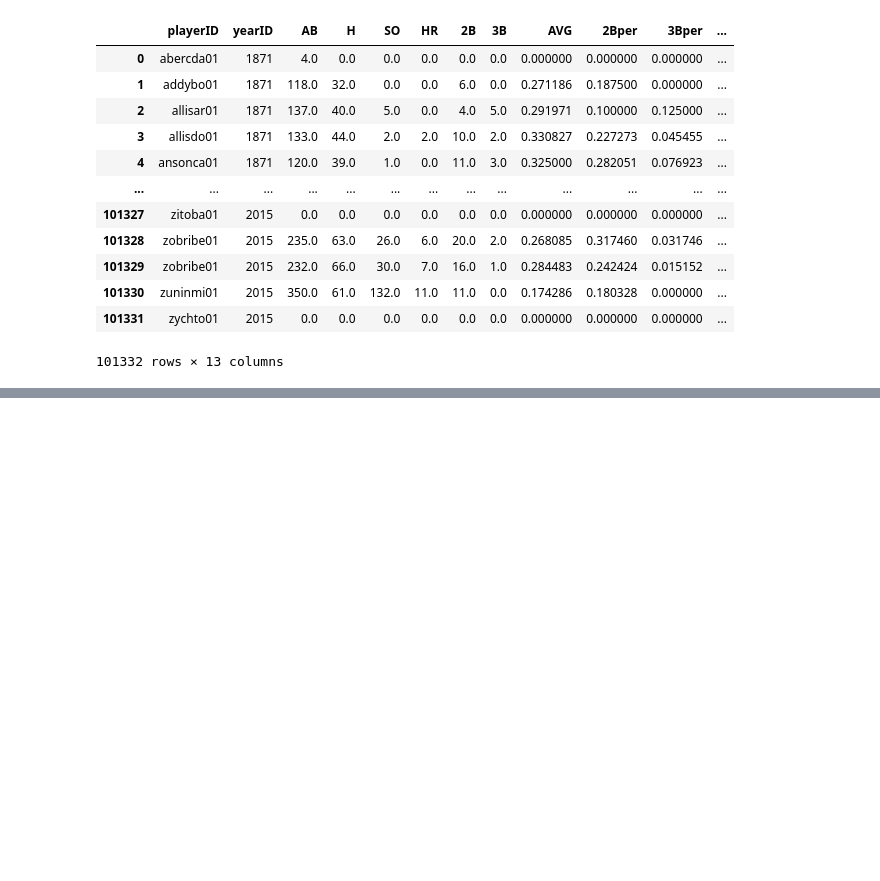
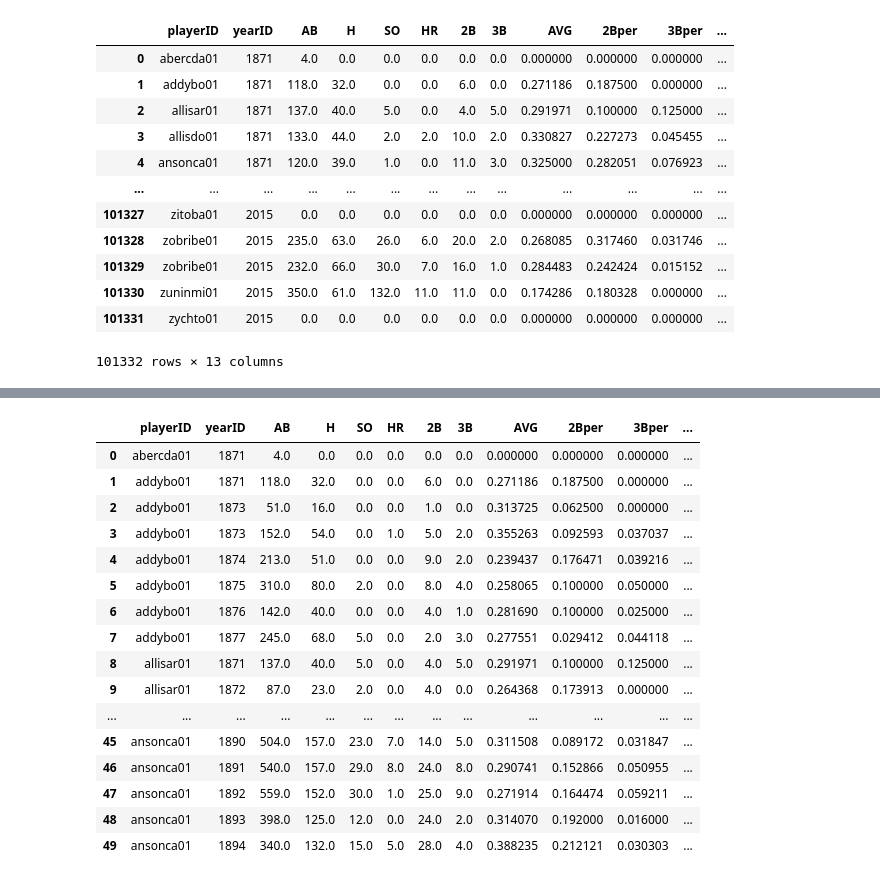
Before and after one commit to Mcusac/Project-3, a Jupyter notebook: Untitled.ipynb, the cells around one changed output, grey strips where cells are left out. Saved outputs shown, nothing was run; the diff lists cells and outputs as text; code cells hidden in the pictures; blank space fills up the shorter version.

```diff
--- a/Untitled.ipynb
+++ b/Untitled.ipynb
@@ -128 +181,22 @@ See the caveats in the documentation: https://pandas.pydata.org/pandas-docs/stab
+# %%
+batting_cleaner = batting_clean.merge(batter_career, on='playerID')
+batting_cleaner
+# %% [output]
+|  | playerID | yearID | AB | H | SO | HR | 2B | 3B | AVG | 2Bper | 3Bper | ... |
+| 0 | abercda01 | 1871 | 4.0 | 0.0 | 0.0 | 0.0 | 0.0 | 0.0 | 0.000000 | 0.000000 | 0.000000 | ... |
+| 1 | addybo01 | 1871 | 118.0 | 32.0 | 0.0 | 0.0 | 6.0 | 0.0 | 0.271186 | 0.187500 | 0.000000 | ... |
+| 2 | addybo01 | 1873 | 51.0 | 16.0 | 0.0 | 0.0 | 1.0 | 0.0 | 0.313725 | 0.062500 | 0.000000 | ... |
+| 3 | addybo01 | 1873 | 152.0 | 54.0 | 0.0 | 1.0 | 5.0 | 2.0 | 0.355263 | 0.092593 | 0.037037 | ... |
+| 4 | addybo01 | 1874 | 213.0 | 51.0 | 0.0 | 0.0 | 9.0 | 2.0 | 0.239437 | 0.176471 | 0.039216 | ... |
+| 5 | addybo01 | 1875 | 310.0 | 80.0 | 2.0 | 0.0 | 8.0 | 4.0 | 0.258065 | 0.100000 | 0.050000 | ... |
+| 6 | addybo01 | 1876 | 142.0 | 40.0 | 0.0 | 0.0 | 4.0 | 1.0 | 0.281690 | 0.100000 | 0.025000 | ... |
+| 7 | addybo01 | 1877 | 245.0 | 68.0 | 5.0 | 0.0 | 2.0 | 3.0 | 0.277551 | 0.029412 | 0.044118 | ... |
+| 8 | allisar01 | 1871 | 137.0 | 40.0 | 5.0 | 0.0 | 4.0 | 5.0 | 0.291971 | 0.100000 | 0.125000 | ... |
+| 9 | allisar01 | 1872 | 87.0 | 23.0 | 2.0 | 0.0 | 4.0 | 0.0 | 0.264368 | 0.173913 | 0.000000 | ... |
+| ... | ... | ... | ... | ... | ... | ... | ... | ... | ... | ... | ... | ... |
+| 45 | ansonca01 | 1890 | 504.0 | 157.0 | 23.0 | 7.0 | 14.0 | 5.0 | 0.311508 | 0.089172 | 0.031847 | ... |
+| 46 | ansonca01 | 1891 | 540.0 | 157.0 | 29.0 | 8.0 | 24.0 | 8.0 | 0.290741 | 0.152866 | 0.050955 | ... |
+| 47 | ansonca01 | 1892 | 559.0 | 152.0 | 30.0 | 1.0 | 25.0 | 9.0 | 0.271914 | 0.164474 | 0.059211 | ... |
+| 48 | ansonca01 | 1893 | 398.0 | 125.0 | 12.0 | 0.0 | 24.0 | 2.0 | 0.314070 | 0.192000 | 0.016000 | ... |
+| 49 | ansonca01 | 1894 | 340.0 | 132.0 | 15.0 | 5.0 | 28.0 | 4.0 | 0.388235 | 0.212121 | 0.030303 | ... |
 # %%
```
Also changed, not shown: parts of 5 cells of this notebook, 1 other file.
